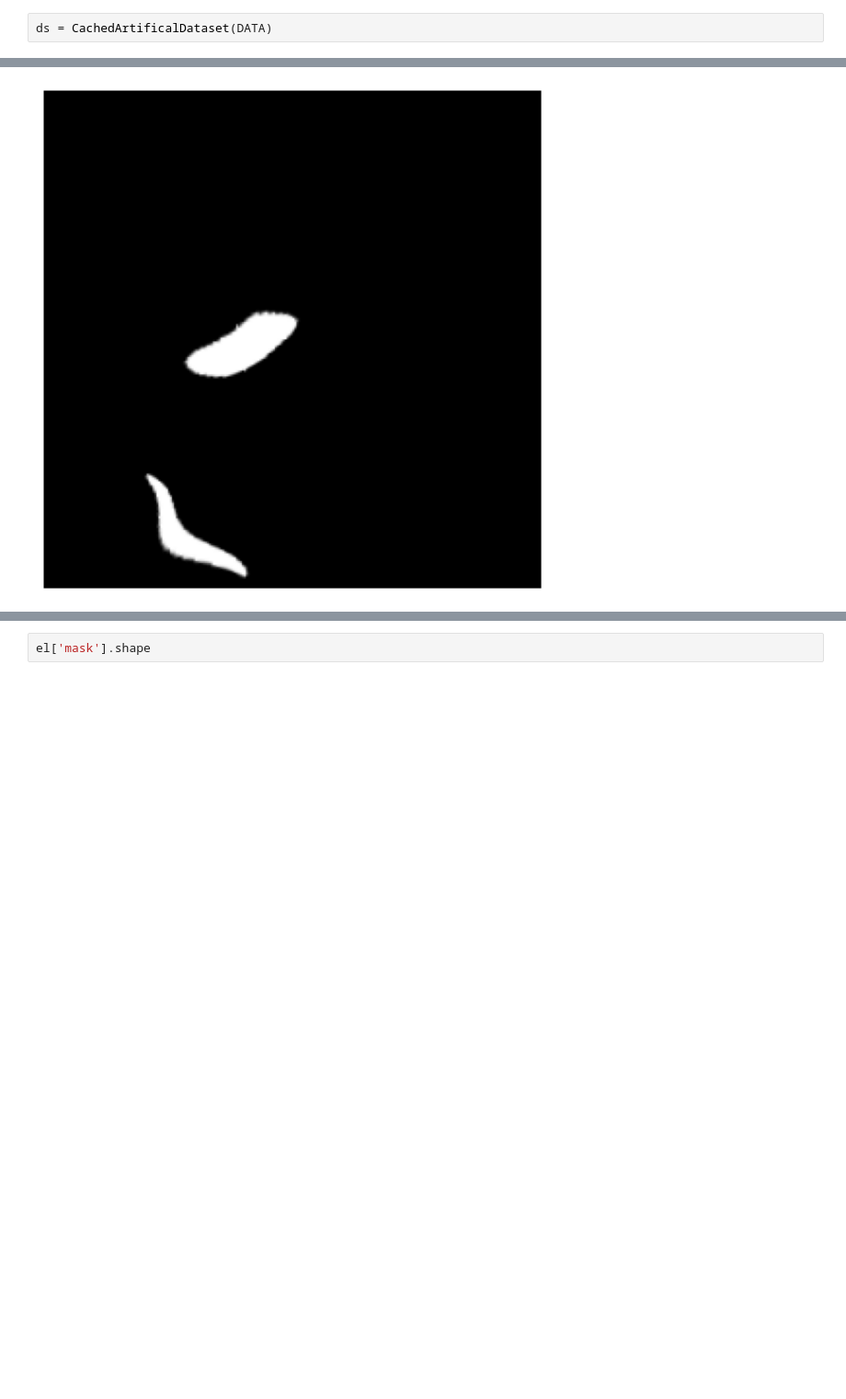
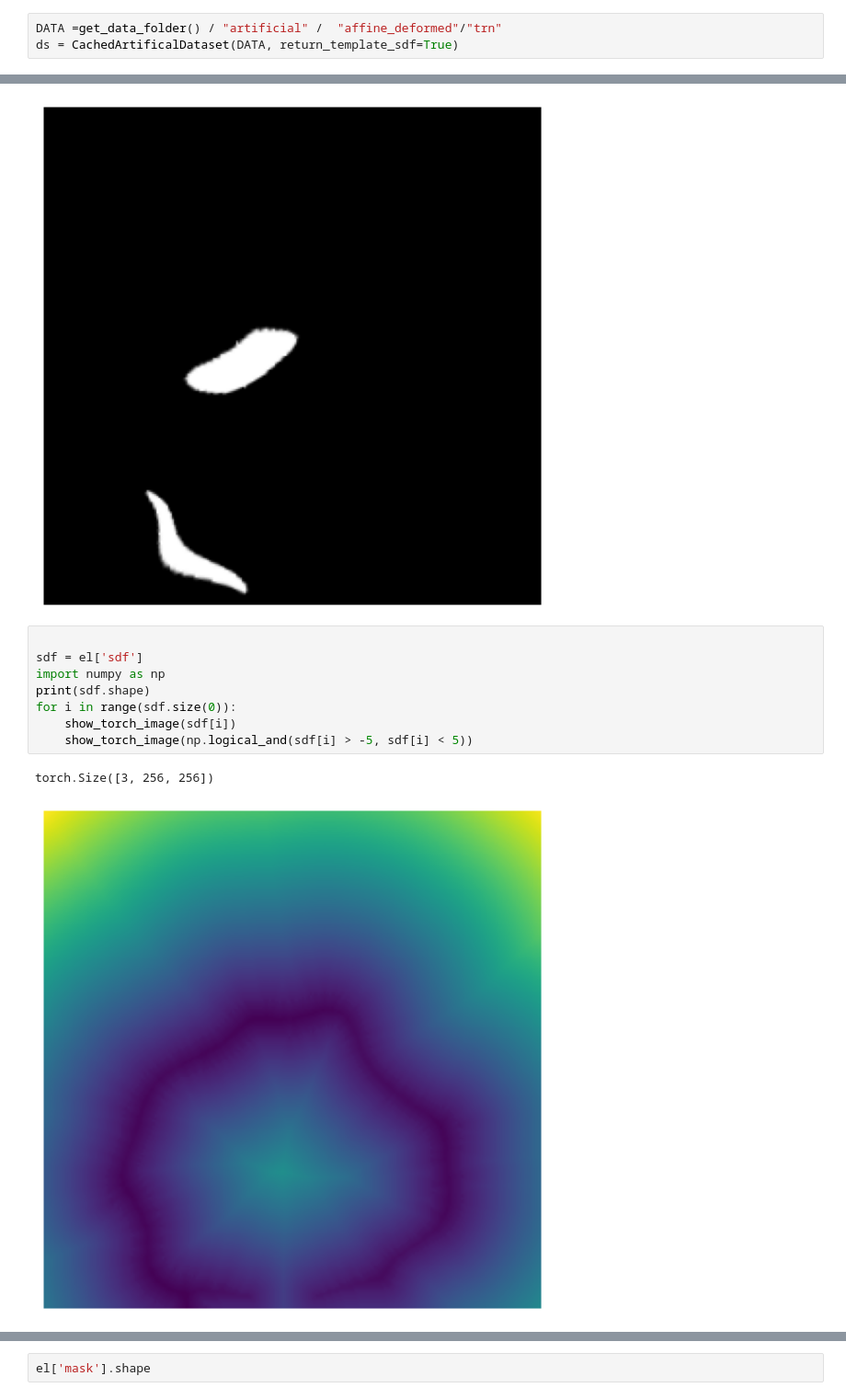
Before and after one commit to majklost/ctu-constraints, a Jupyter notebook: notebooks/ex4/affine_def.ipynb, the cells around one changed output, grey strips where cells are left out. Shown at 92% size. Cells and saved outputs as stored; diff of their text form; blank space fills up the shorter version.

```diff
--- a/notebooks/ex4/affine_def.ipynb
+++ b/notebooks/ex4/affine_def.ipynb
@@ -11,5 +10,6 @@ DATA =get_data_folder() / "artificial" / "custom" / "affine_deformed"/"trn"
 # %%
-ds = CachedArtificalDataset(DATA)
+DATA =get_data_folder() / "artificial" /  "affine_deformed"/"trn"
+ds = CachedArtificalDataset(DATA, return_template_sdf=True)
 # %%
 el = ds[0]
 print(el["image"].shape, el["mask"].shape, el["template"].shape)
@@ -29,3 +29,14 @@ torch.Size([1, 256, 256]) torch.Size([4, 256, 256]) torch.Size([4, 256, 256])
 [figure]
 [figure]
 [figure]
+# %%
+
+sdf = el['sdf']
+import numpy as np
+print(sdf.shape)
+for i in range(sdf.size(0)):
+    show_torch_image(sdf[i])
+    show_torch_image(np.logical_and(sdf[i] > -5, sdf[i] < 5))
+# %% [output]
+torch.Size([3, 256, 256])
+[figure, added]
```
Also changed, not shown: parts of 6 cells of this notebook, 7 other files.
